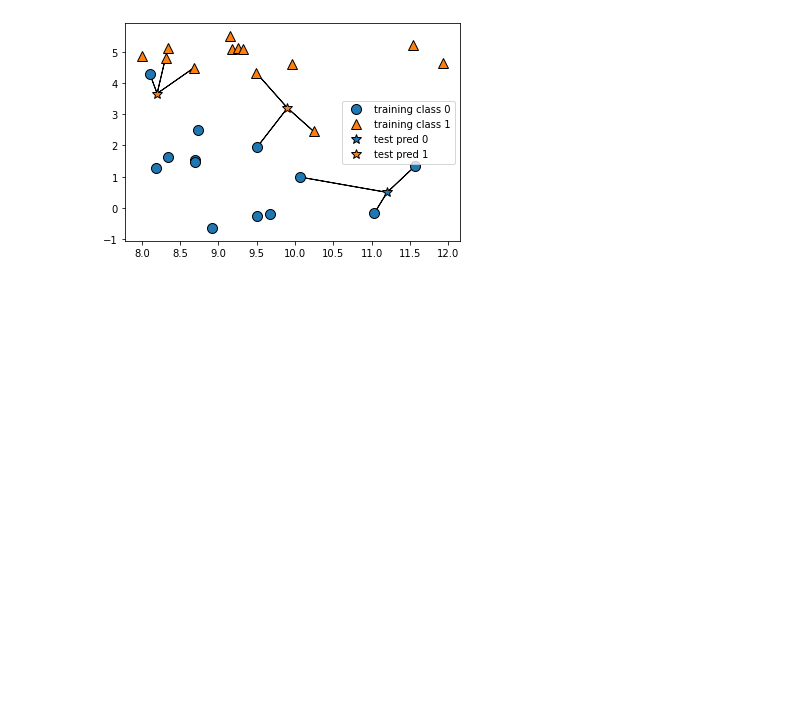
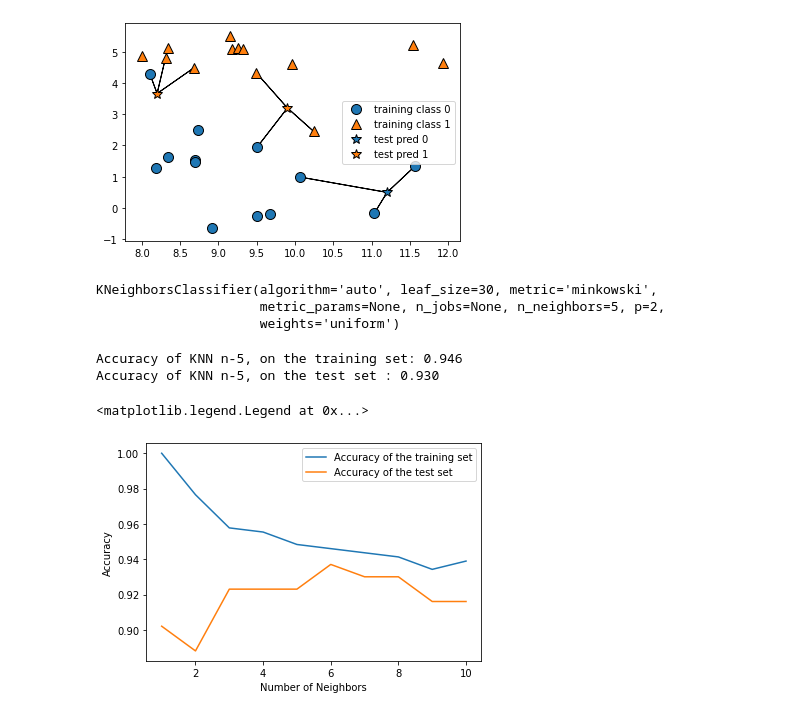
Before and after one commit to rajarameshchindu/datascience, a Jupyter notebook: Hands-On Machine Learning with scikit-learn and Python from Udemy.ipynb, the cells around one changed output. Saved outputs shown, nothing was run; the diff lists cells and outputs as text; code cells hidden in the pictures; blank space fills up the shorter version.

```diff
--- a/Hands-On Machine Learning with scikit-learn and Python from Udemy.ipynb
+++ b/Hands-On Machine Learning with scikit-learn and Python from Udemy.ipynb
@@ -110,3 +110,49 @@ import mglearn
 mglearn.plots.plot_knn_classification(n_neighbors=3)
 # %% [output]
 [figure]
+# %%
+from sklearn.datasets import load_breast_cancer
+from sklearn.neighbors import KNeighborsClassifier
+from sklearn.model_selection import train_test_split
+
+import matplotlib.pyplot as plt
+%matplotlib inline
+
+cancer = load_breast_cancer()
+
+X_train, X_test, y_train, y_test = train_test_split(cancer.data, cancer.target, stratify = cancer.target, random_state=42)
+
+knn = KNeighborsClassifier()
+knn.fit(X_train, y_train)
+# %% [output]
+KNeighborsClassifier(algorithm='auto', leaf_size=30, metric='minkowski',
+                     metric_params=None, n_jobs=None, n_neighbors=5, p=2,
+                     weights='uniform')
+# %%
+print('Accuracy of KNN n-5, on the training set: {:.3f}'.format(knn.score(X_train, y_train)))
+print('Accuracy of KNN n-5, on the test set : {:.3f}'.format(knn.score(X_test,y_test)))
+# %% [output]
+Accuracy of KNN n-5, on the training set: 0.946
+Accuracy of KNN n-5, on the test set : 0.930
+# %%
+X_train, X_test, y_train, y_test = train_test_split(cancer.data, cancer.target, stratify=cancer.target, random_state=66)
+
+training_accuracy = []
+test_accuracy = []
+
+neighbors_settings = range(1, 11)
+
+for n_neighbors in neighbors_settings:
+  clf = KNeighborsClassifier(n_neighbors=n_neighbors)
+  clf.fit(X_train, y_train)
+  training_accuracy.append(clf.score(X_train, y_train))
+  test_accuracy.append(clf.score(X_test, y_test))
+
+plt.plot(neighbors_settings, training_accuracy, label='Accuracy of the training set')
+plt.plot(neighbors_settings, test_accuracy, label='Accuracy of the test set')
+plt.ylabel('Accuracy')
+plt.xlabel('Number of Neighbors')
+plt.legend()
+# %% [output]
+<matplotlib.legend.Legend at 0x...>
+[figure, added]
```
Also changed, not shown: parts of 8 cells of this notebook.
